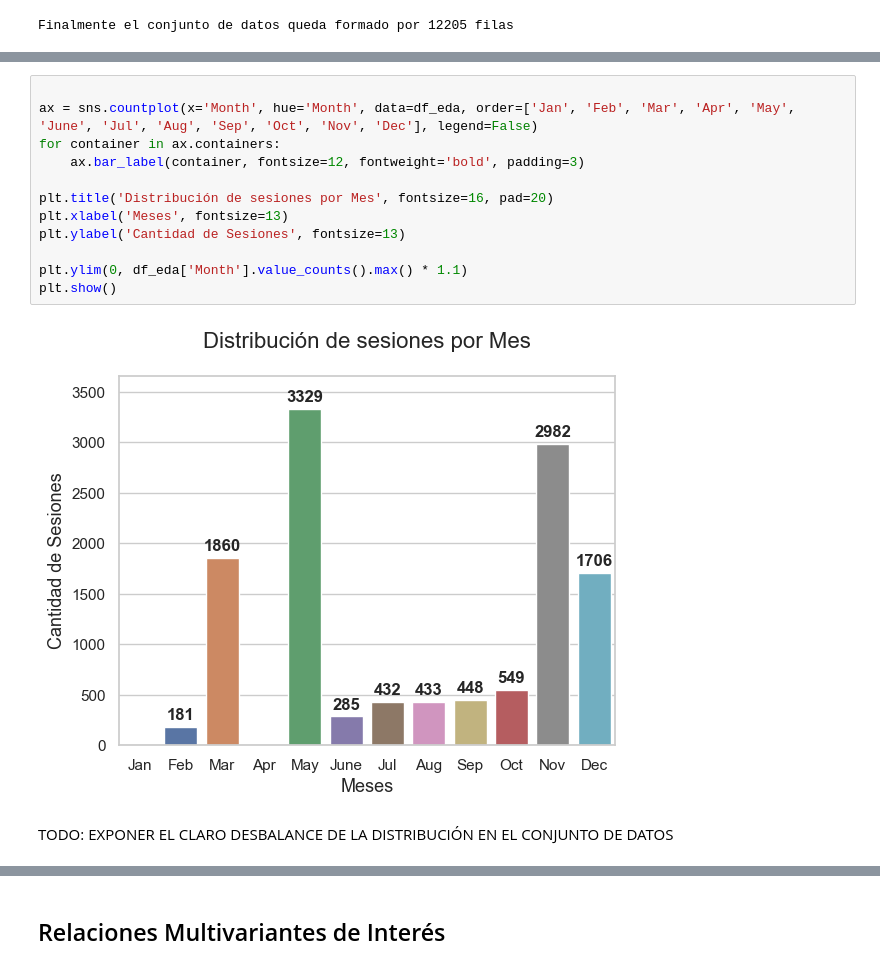
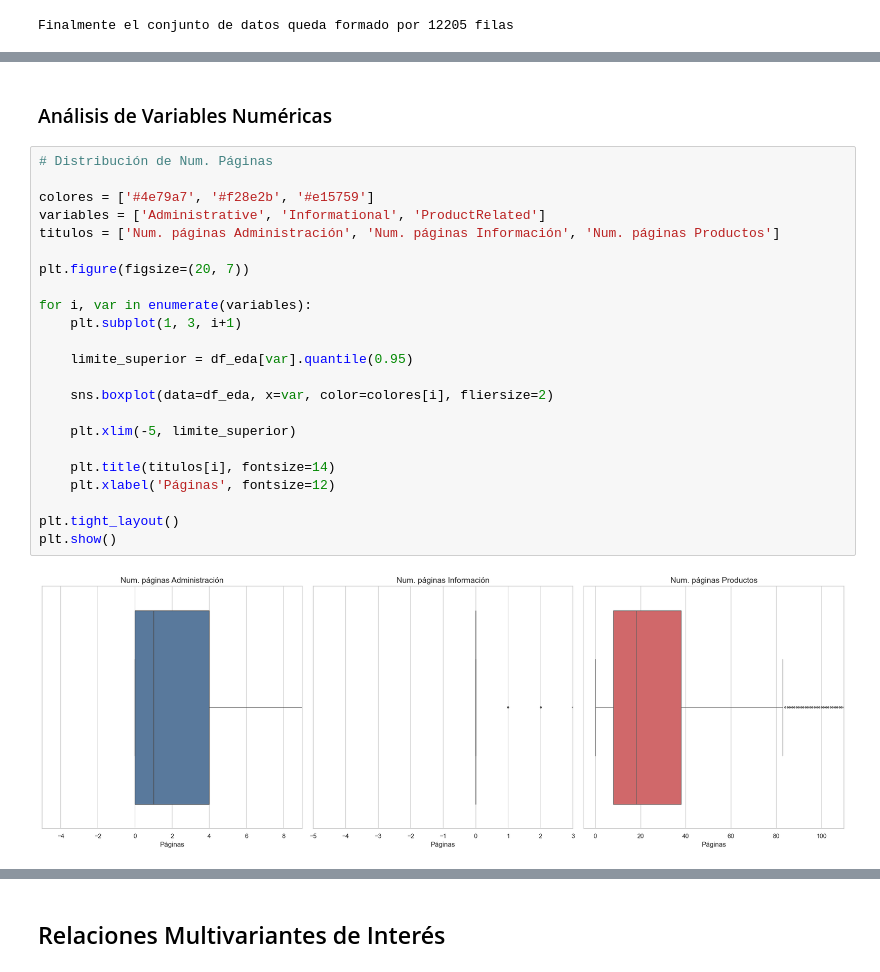
Before and after one commit to alvaroG-IA/proyecto-1-AIA-Marketing_Digital, a Jupyter notebook: EDA.ipynb, the cells around one changed output, grey strips where cells are left out. Drawn from its saved outputs; the diff is of its cells as text.

```diff
--- a/EDA.ipynb
+++ b/EDA.ipynb
@@ -208,17 +214,28 @@ plt.show()
-# %%
-
-ax = sns.countplot(x='Month', hue='Month', data=df_eda, order=['Jan', 'Feb', 'Mar', 'Apr', 'May', 'June', 'Jul', 'Aug', 'Sep', 'Oct', 'Nov', 'Dec'], legend=False)
-for container in ax.containers:
-    ax.bar_label(container, fontsize=12, fontweight='bold', padding=3)
-
-plt.title('Distribución de sesiones por Mes', fontsize=16, pad=20)
-plt.xlabel('Meses', fontsize=13)
-plt.ylabel('Cantidad de Sesiones', fontsize=13)
-
-plt.ylim(0, df_eda['Month'].value_counts().max() * 1.1)
-plt.show()
-# %% [output]
-[figure, removed]
-# %% [markdown]
-TODO: EXPONER EL CLARO DESBALANCE DE LA DISTRIBUCIÓN EN EL CONJUNTO DE DATOS
+# %% [markdown]
+### Análisis de Variables Numéricas
+# %%
+# Distribución de Num. Páginas
+
+colores = ['#4e79a7', '#f28e2b', '#e15759']
+variables = ['Administrative', 'Informational', 'ProductRelated']
+titulos = ['Num. páginas Administración', 'Num. páginas Información', 'Num. páginas Productos']
+
+plt.figure(figsize=(20, 7))
+
+for i, var in enumerate(variables):
+    plt.subplot(1, 3, i+1)
+
+    limite_superior = df_eda[var].quantile(0.95)
+
+    sns.boxplot(data=df_eda, x=var, color=colores[i], fliersize=2)
+
+    plt.xlim(-5, limite_superior)
+
+    plt.title(titulos[i], fontsize=14)
+    plt.xlabel('Páginas', fontsize=12)
+
+plt.tight_layout()
+plt.show()
+# %% [output]
+[figure, added]
 # %%
```
Also changed, not shown: parts of 33 cells of this notebook.
